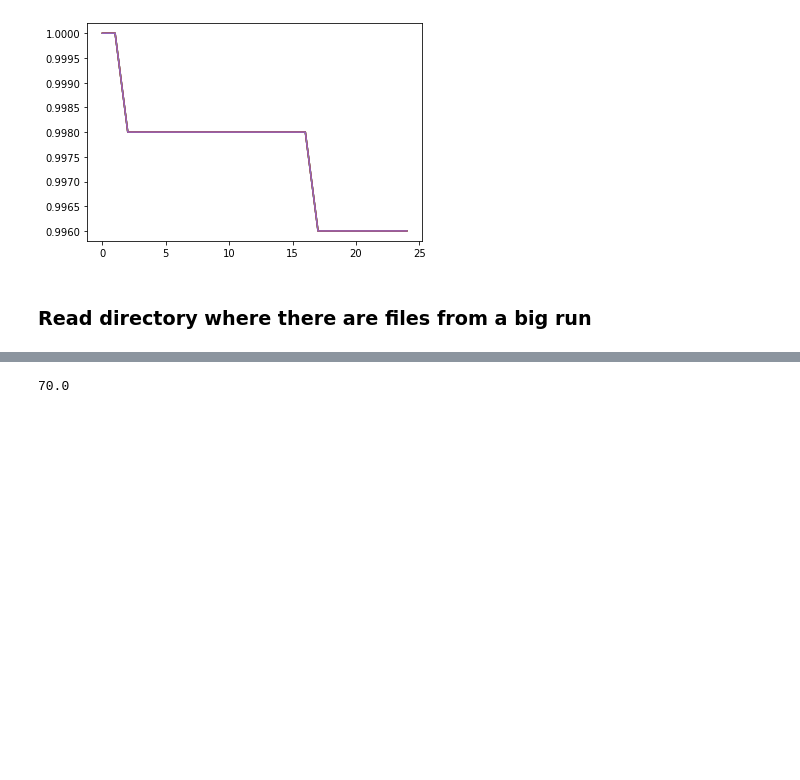
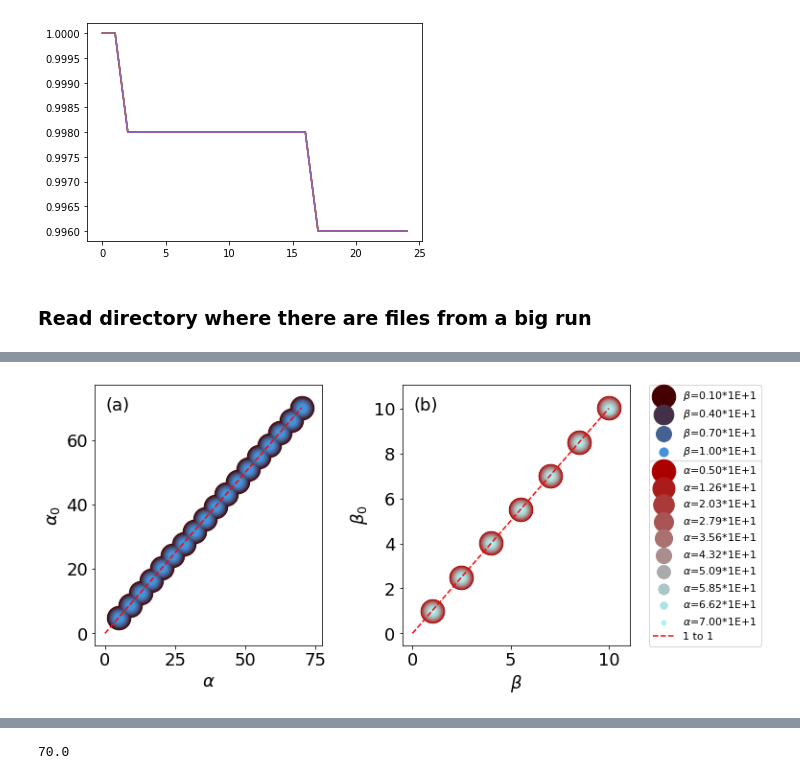
Before and after one commit to adameshel/spatial_autocorrelation, a Jupyter notebook: Autocorr/auto_corr.ipynb, the cells around one changed output, grey strips where cells are left out. Drawn from its saved outputs; the diff is of its cells as text; code cells hidden in the pictures; blank space fills up the shorter version.

```diff
--- a/Autocorr/auto_corr.ipynb
+++ b/Autocorr/auto_corr.ipynb
@@ -1002,7 +919,7 @@ gamma_list_of_lists = []
 set_of_alphas = np.array([]); set_of_betas = np.array([]);
 a_all = []; b_all = [];
 r2a_all = []; r2b_all = [];
-for i in range(5):
+for i in range(2):
     data_current = []
     dr = Path('/home/adameshel/Documents/code/autocorr/' + 'with_gamma%s/' %str(i+1))
     file = glob.glob(str(dr.joinpath('as_*.dat')))
@@ -1014,6 +931,8 @@ for i in range(5):
         Ls = data_current[6]
     set_of_alphas = np.append(set_of_alphas, data_current[0])
     set_of_betas = np.append(set_of_betas, data_current[1])
+    print(data_current[2])
+    print(np.shape(data_current[2]))
     a_all.append(data_current[2].tolist())
     b_all.append(data_current[3].tolist())
     r2a_all.append(data_current[4].tolist())
@@ -1025,10 +944,10 @@ b_all = np.concatenate(b_all)
 r2a_all = np.concatenate(r2a_all)
 r2b_all = np.concatenate(r2b_all)
 
-data = [set_of_alphas, set_of_betas, a_all, b_all, r2a_all, r2b_all, Ls, gamma_list_of_lists]
-dr = Path('/home/adameshel/Documents/code/autocorr/' + 'with_gamma/')
-with open(dr.joinpath('as_and_bsFalse.dat'), 'wb') as f:
-    pkl.dump(len(data), f)
-    for var in data:
-        pkl.dump(var, f)
-f.close()
+# data = [set_of_alphas, set_of_betas, a_all, b_all, r2a_all, r2b_all, Ls, gamma_list_of_lists]
+# dr = Path('/home/adameshel/Documents/code/autocorr/' + 'with_gamma_big_True_specific/')
+# with open(dr.joinpath('as_and_bsTrue.dat'), 'wb') as f:
+#     pkl.dump(len(data), f)
+#     for var in data:
+#         pkl.dump(var, f)
+# f.close()
@@ -1198,0 +1145,61 @@ a        b      alpha alpha_0 beta beta_0  c1  c2
+# %%
+fs = 18
+fig, ax = plt.subplots(1,2, figsize=(10,5))
+markersize = 600
+
+l_alpha = np.linspace(0,np.max(set_of_alphas),len(set_of_alphas))
+l_beta = np.linspace(0,np.max(set_of_betas),len(set_of_betas))
+ax[0].plot(l_alpha,l_alpha,'--r')
+ax[1].plot(l_beta,l_beta,'--r',label='1 to 1')
+
+ms = np.ceil(markersize/len(set_of_alphas))
+c = np.linspace(0.0,1.0,len(set_of_alphas)+1)
+for i, alpha in enumerate(set_of_alphas):
+    df_temp = df.where(df.alpha==alpha).dropna()
+    df_temp.sort_values(by='beta', inplace=True)
+    betas_temp = df_temp.beta.values
+    beta_0s = df_temp.beta_0.values
+    gs = np.array([[1.0/1.5, c[i]/1.0, c[i]/1.0]])
+    if np.mod(i,2) == 0 or i==len(set_of_alphas)-1:
+        l = alpha/10.0
+        label = r'$\alpha$=%.2f*1E+1' %l
+        ax[1].scatter(betas_temp,beta_0s,c=gs,label=label,s=markersize-ms*i)
+    else:
+        ax[1].scatter(betas_temp,beta_0s,c=gs,s=markersize-ms*i)
+ms = np.ceil(markersize/len(set_of_betas))
+c = np.linspace(0.0,1.0,len(set_of_betas)+1)
+for i, beta in enumerate(set_of_betas):
+    df_temp = df.where(df.beta==beta).dropna()
+    df_temp.sort_values(by='alpha', inplace=True)
+    alphas_temp = df_temp.alpha.values
+    alpha_0s = df_temp.alpha_0.values
+    gs = np.array([[0.4/1.5, c[i]/1.5, c[i]/1.0]])
+    if np.mod(i,2) == 0 or i==len(set_of_betas)-1:
+        l = beta/10.0
+        label = r'$\beta$=%.2f*1E+1' %l
+        ax[0].scatter(alphas_temp,alpha_0s,c=gs,label=label,s=markersize-ms*i)
+    else:
+        ax[0].scatter(alphas_temp,alpha_0s,c=gs,s=markersize-ms*i)
+
+## bias correction
+bias_alpha, _ = curve_fit(f=bias,xdata=set_of_alphas,ydata=set_of_alpha_0)
+print(r'$\alpha_0$=$\alpha$+(%.3f)' %bias_alpha)
+bias_beta, _ = curve_fit(f=bias,xdata=set_of_betas,ydata=set_of_beta_0)
+print(r'$\beta_0$=$\beta$+(%.3f)' %bias_beta)
+
+lgd0 = combine_legend_subplots(0, xy=(2.95, 1.02), fs=11)
+lgd1 = combine_legend_subplots(1, xy=(1.6,0.73),fs=11)#xy=(2.13,1.01)
+ax[0].set_ylabel(r'$\alpha_0$',fontsize=fs); ax[1].set_ylabel(r'$\beta_0$',fontsize=fs);
+ax[0].set_xlabel(r'$\alpha$',fontsize=fs); ax[1].set_xlabel(r'$\beta$',fontsize=fs);
+ax[0].tick_params(labelsize=fs); ax[1].tick_params(labelsize=fs);
+ax[0].text(0.05, 0.9, '(a)', fontsize=fs, color='k',transform=ax[0].transAxes);
+ax[1].text(0.05, 0.9, '(b)', fontsize=fs, color='k',transform=ax[1].transAxes);
+# fig.align_ylabels()
+plt.subplots_adjust(left=None, bottom=None, right=None, top=None, wspace=0.35, hspace=None)
+fig.savefig(my_path.joinpath('figures/prediction.png'),
+            bbox_extra_artists=(lgd0,lgd1),
+            bbox_inches='tight')
+fig.savefig(fig_path.joinpath('prediction.png'),
+            bbox_extra_artists=(lgd0,lgd1),
+            bbox_inches='tight')
+# %% [output]
@@ -1198,0 +1208 @@ a        b      alpha alpha_0 beta beta_0  c1  c2
+[figure, added]
```
Also changed, not shown: parts of 21 cells of this notebook, 4 other files.
